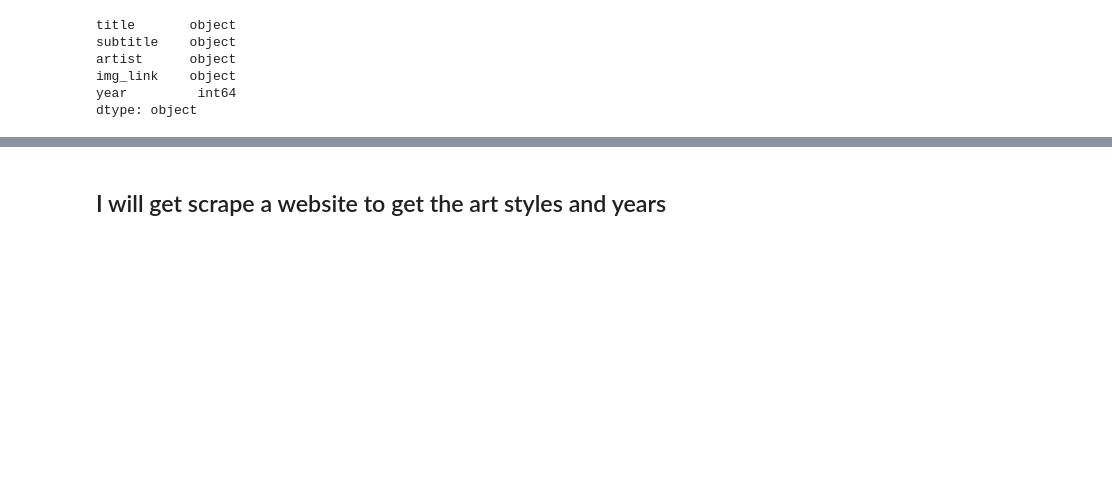
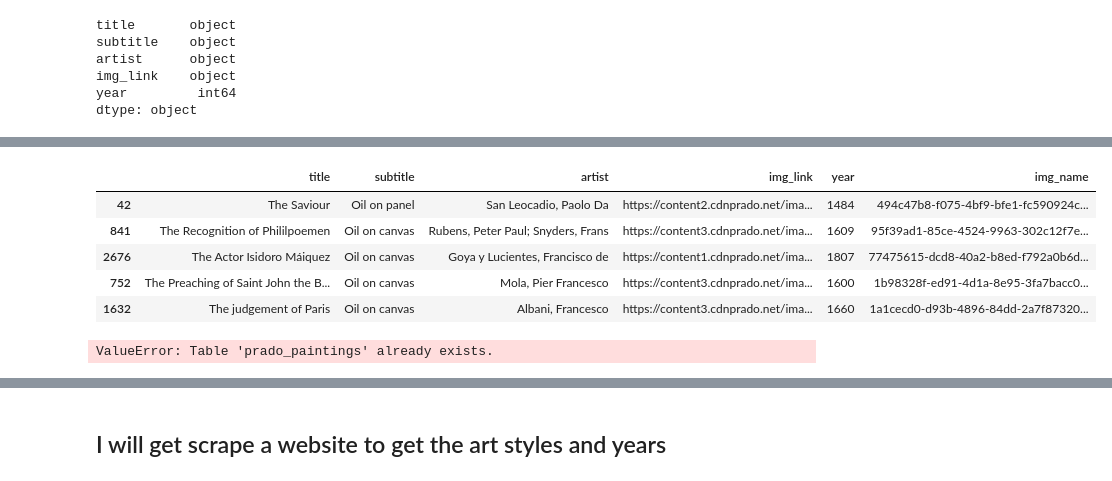
Before and after one commit to bernatbellmunt/final_project_IH, a Jupyter notebook: scrape.ipynb, the cells around one changed output, grey strips where cells are left out. Cells and saved outputs as stored; diff of their text form; code cells hidden in the pictures; blank space fills up the shorter version.

```diff
--- a/scrape.ipynb
+++ b/scrape.ipynb
@@ -296,0 +340,9 @@ prado_df.to_csv("datasets/prado.csv",index=False)
+# %%
+paintings.sample(5)
+# %% [output]
+|  | title | subtitle | artist | img_link | year | img_name |
+| 42 | The Saviour | Oil on panel | San Leocadio, Paolo Da | https://content2.cdnprado.net/ima... | 1484 | 494c47b8-f075-4bf9-bfe1-fc590924c... |
+| 841 | The Recognition of Phililpoemen | Oil on canvas | Rubens, Peter Paul; Snyders, Frans | https://content3.cdnprado.net/ima... | 1609 | 95f39ad1-85ce-4524-9963-302c12f7e... |
+| 2676 | The Actor Isidoro Máiquez | Oil on canvas | Goya y Lucientes, Francisco de | https://content1.cdnprado.net/ima... | 1807 | 77475615-dcd8-40a2-b8ed-f792a0b6d... |
+| 752 | The Preaching of Saint John the B... | Oil on canvas | Mola, Pier Francesco | https://content3.cdnprado.net/ima... | 1600 | 1b98328f-ed91-4d1a-8e95-3fa7bacc0... |
+| 1632 | The judgement of Paris | Oil on canvas | Albani, Francesco | https://content3.cdnprado.net/ima... | 1660 | 1a1cecd0-d93b-4896-84dd-2a7f87320... |
@@ -296,0 +351,5 @@ prado_df.to_csv("datasets/prado.csv",index=False)
+# %%
+#do not run again
+paintings.to_sql("prado_paintings", engine ,if_exists='fail', index=True)
+# %% [output]
+ValueError: Table 'prado_paintings' already exists.
```
Also changed, not shown: parts of 14 cells of this notebook, 4 other files.
